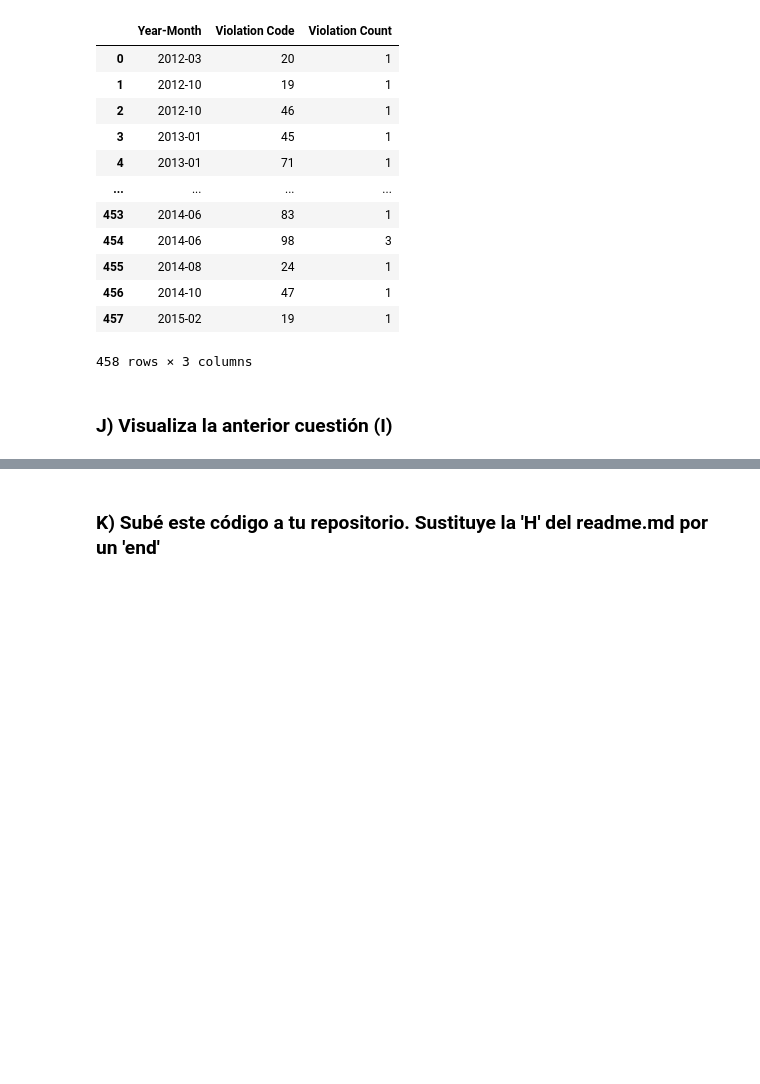
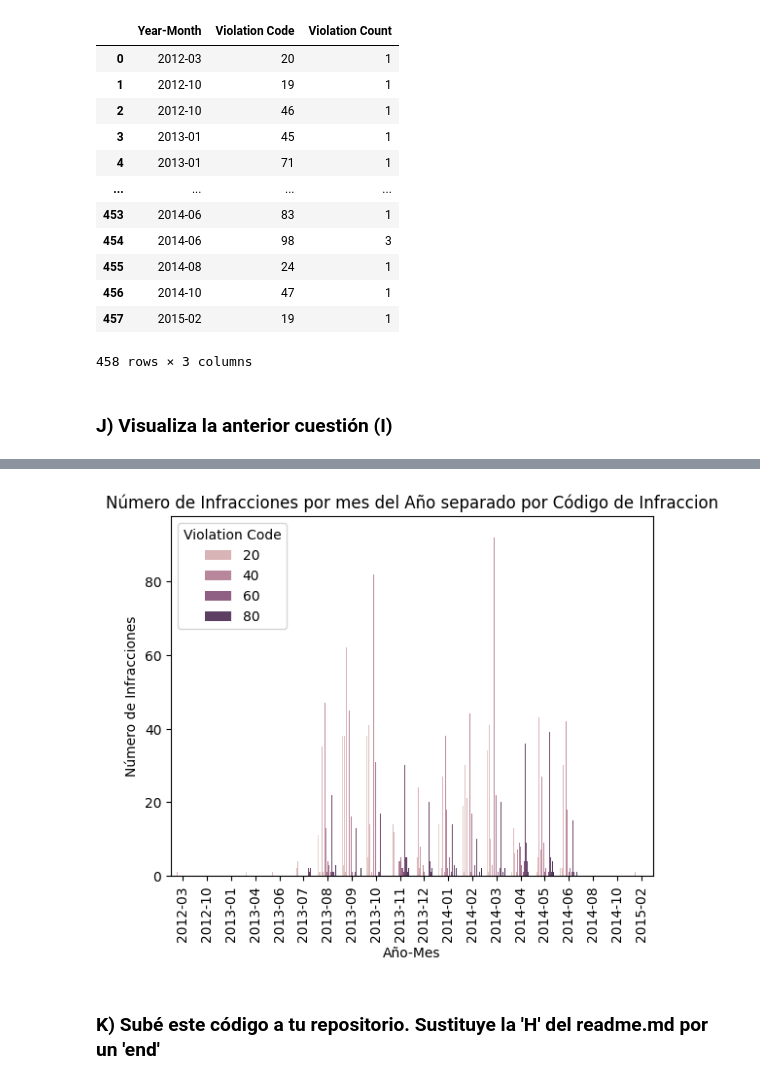
Before and after one commit to llorenscapotorres/ProyectoPandas, a Jupyter notebook: ProyectoPandas_Github.ipynb, the cells around one changed output, grey strips where cells are left out. Saved outputs shown, nothing was run; the diff lists cells and outputs as text; code cells hidden in the pictures; blank space fills up the shorter version.

```diff
--- a/ProyectoPandas_Github.ipynb
+++ b/ProyectoPandas_Github.ipynb
@@ -172,2 +164,11 @@ plt.show()
+# %%
+sns.barplot(data=result, x="Year-Month", y="Violation Count", hue="Violation Code")
+plt.title("Número de Infracciones por mes del Año separado por Código de Infraccion")
+plt.xlabel("Año-Mes")
+plt.ylabel("Número de Infracciones")
+plt.xticks(rotation=90)
+plt.show()
+# %% [output]
+[figure, added]
 # %% [markdown]
 ### K) Subé este código a tu repositorio. Sustituye la 'H' del readme.md por un 'end'
```
Also changed, not shown: parts of 2 cells of this notebook.
